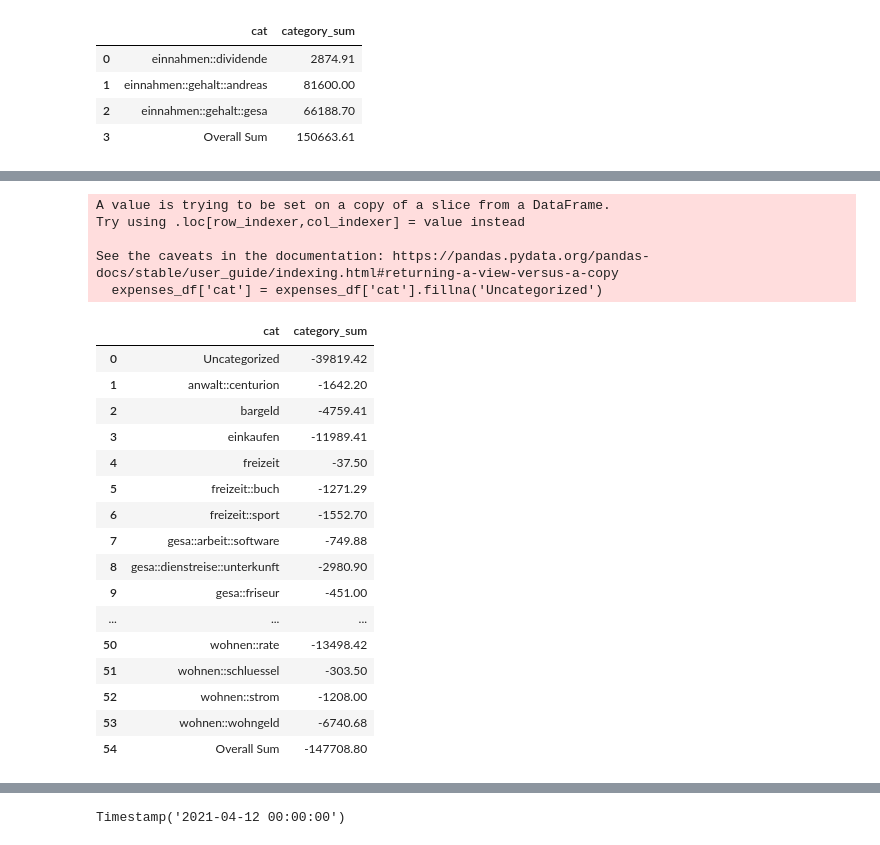
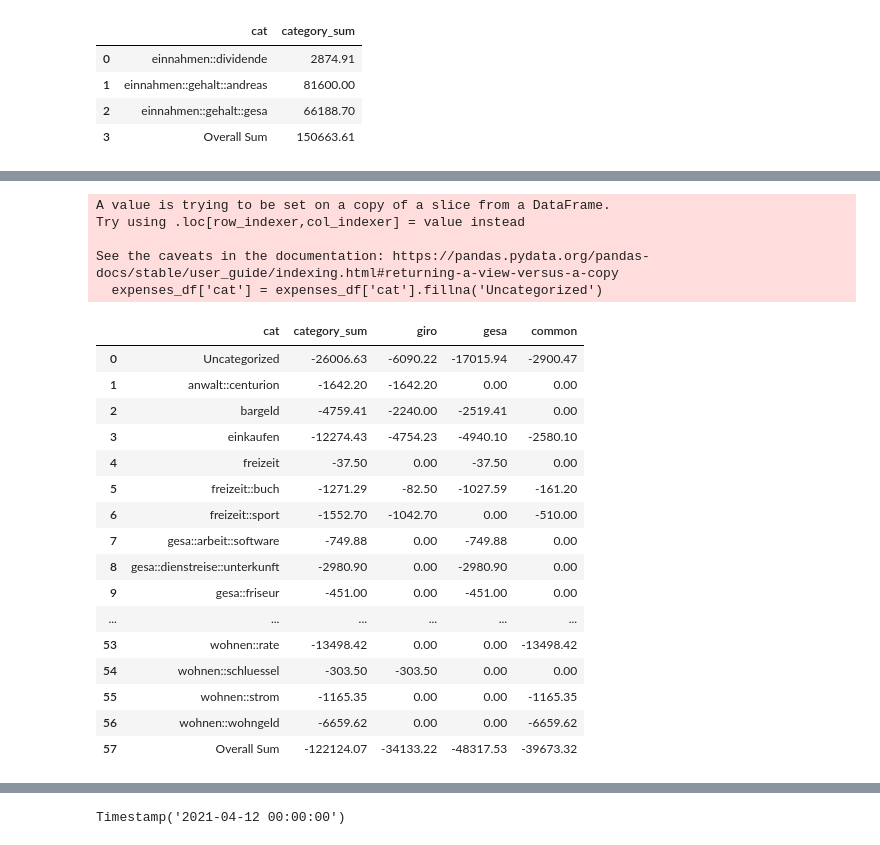
Before and after one commit to anpr/pandacount, a Jupyter notebook: panda_scratch.ipynb, the cells around one changed output, grey strips where cells are left out. Drawn from its saved outputs; the diff is of its cells as text; code cells hidden in the pictures.

Commit message:
Ausgaben genauer und per account

```diff
--- a/panda_scratch.ipynb
+++ b/panda_scratch.ipynb
@@ -112,12 +112,12 @@ income_overview_df
 # Filter für Ausgaben im Jahr 2024
 expenses_df = pc.loc[
     (pc.book_date.dt.year == 2024) &  # Nur Buchungen aus dem Jahr 2024
-    (pc['amount'] < 0) &  # Betrag muss negativ sein
     (~pc['cat'].str.startswith('intern', na=False)) &  # "intern"-Kategorie ausschließen
-    (pc['purpose'] != "Und zurueck") &  # "Und zurueck"-Zweck ausschließen
+    (~pc['cat'].str.startswith('einnahmen', na=False)) &  # "einnahmen"-Kategorie ausschließen
     (pc['transfer_category'].isna()) &  # transfer_category muss NaN sein
     (pc['account'].isin(['giro', 'common', 'gesa']))  # Nur bestimmte Konten berücksichtigen
     ]
 
+print(expenses_df['amount'].sum())
 expenses_df
 # %% [output]
@@ -137,47 +138,63 @@ expenses_df
 # %%
-# Ausgaben nach Kategorie und Betragstyp (Gutschrift/Abbuchung) gruppieren
+# Ausgaben nach Kategorie, Betragstyp und Konto gruppieren
 def generate_expense_overview(expenses_df: pd.DataFrame) -> pd.DataFrame:
     # Replace NaN in 'cat' with 'Uncategorized'
     expenses_df['cat'] = expenses_df['cat'].fillna('Uncategorized')
 
-    # Sum by category
+    # Sum by category and account
+    category_account_sum = expenses_df.groupby(['cat', 'account'])['amount'].sum().unstack(fill_value=0)
+
+    # Sum by category across all accounts
     category_sum = expenses_df.groupby('cat')['amount'].sum()
 
-    # Overall sum
+    # Overall sum across all accounts
     overall_sum = expenses_df['amount'].sum()
 
     # Combine results into a DataFrame
     overview_df = category_sum.reset_index().rename(columns={'amount': 'category_sum'})
-    overview_df.loc[len(overview_df)] = ['Overall Sum', overall_sum]
+    overview_df['giro'] = overview_df['cat'].map(category_account_sum.get('giro', {}))
+    overview_df['gesa'] = overview_df['cat'].map(category_account_sum.get('gesa', {}))
+    overview_df['common'] = overview_df['cat'].map(category_account_sum.get('common', {}))
+
+    # Add overall sum as a final row
+    overall_row = pd.DataFrame([{
+        'cat': 'Overall Sum',
+        'category_sum': overall_sum,
+        'giro': category_account_sum.loc[:, 'giro'].sum() if 'giro' in category_account_sum else 0,
+        'gesa': category_account_sum.loc[:, 'gesa'].sum() if 'gesa' in category_account_sum else 0,
+        'common': category_account_sum.loc[:, 'common'].sum() if 'common' in category_account_sum else 0,
+    }])
+
+    overview_df = pd.concat([overview_df, overall_row], ignore_index=True)
 
     return overview_df
 
 # Generate the overview
 expense_overview_df = generate_expense_overview(expenses_df)
 expense_overview_df
 # %% [output]
 A value is trying to be set on a copy of a slice from a DataFrame.
 Try using .loc[row_indexer,col_indexer] = value instead
 
 See the caveats in the documentation: https://pandas.pydata.org/pandas-docs/stable/user_guide/indexing.html#returning-a-view-versus-a-copy
   expenses_df['cat'] = expenses_df['cat'].fillna('Uncategorized')
-|  | cat | category_sum |
-| 0 | Uncategorized | -39819.42 |
-| 1 | anwalt::centurion | -1642.20 |
-| 2 | bargeld | -4759.41 |
-| 3 | einkaufen | -11989.41 |
-| 4 | freizeit | -37.50 |
-| 5 | freizeit::buch | -1271.29 |
-| 6 | freizeit::sport | -1552.70 |
-| 7 | gesa::arbeit::software | -749.88 |
-| 8 | gesa::dienstreise::unterkunft | -2980.90 |
-| 9 | gesa::friseur | -451.00 |
-| ... | ... | ... |
-| 50 | wohnen::rate | -13498.42 |
-| 51 | wohnen::schluessel | -303.50 |
-| 52 | wohnen::strom | -1208.00 |
-| 53 | wohnen::wohngeld | -6740.68 |
-| 54 | Overall Sum | -147708.80 |
+|  | cat | category_sum | giro | gesa | common |
+| 0 | Uncategorized | -26006.63 | -6090.22 | -17015.94 | -2900.47 |
+| 1 | anwalt::centurion | -1642.20 | -1642.20 | 0.00 | 0.00 |
+| 2 | bargeld | -4759.41 | -2240.00 | -2519.41 | 0.00 |
+| 3 | einkaufen | -12274.43 | -4754.23 | -4940.10 | -2580.10 |
+| 4 | freizeit | -37.50 | 0.00 | -37.50 | 0.00 |
+| 5 | freizeit::buch | -1271.29 | -82.50 | -1027.59 | -161.20 |
+| 6 | freizeit::sport | -1552.70 | -1042.70 | 0.00 | -510.00 |
+| 7 | gesa::arbeit::software | -749.88 | 0.00 | -749.88 | 0.00 |
+| 8 | gesa::dienstreise::unterkunft | -2980.90 | 0.00 | -2980.90 | 0.00 |
+| 9 | gesa::friseur | -451.00 | 0.00 | -451.00 | 0.00 |
+| ... | ... | ... | ... | ... | ... |
+| 53 | wohnen::rate | -13498.42 | 0.00 | 0.00 | -13498.42 |
+| 54 | wohnen::schluessel | -303.50 | -303.50 | 0.00 | 0.00 |
+| 55 | wohnen::strom | -1165.35 | 0.00 | 0.00 | -1165.35 |
+| 56 | wohnen::wohngeld | -6659.62 | 0.00 | 0.00 | -6659.62 |
+| 57 | Overall Sum | -122124.07 | -34133.22 | -48317.53 | -39673.32 |
 # %%
 pc[(pc.account == "giro") & (pc.amount > 0) & (pc.book_date.dt.year == 2024)]
 # %% [output]
```
Also changed, not shown: parts of 1 cell of this notebook.
